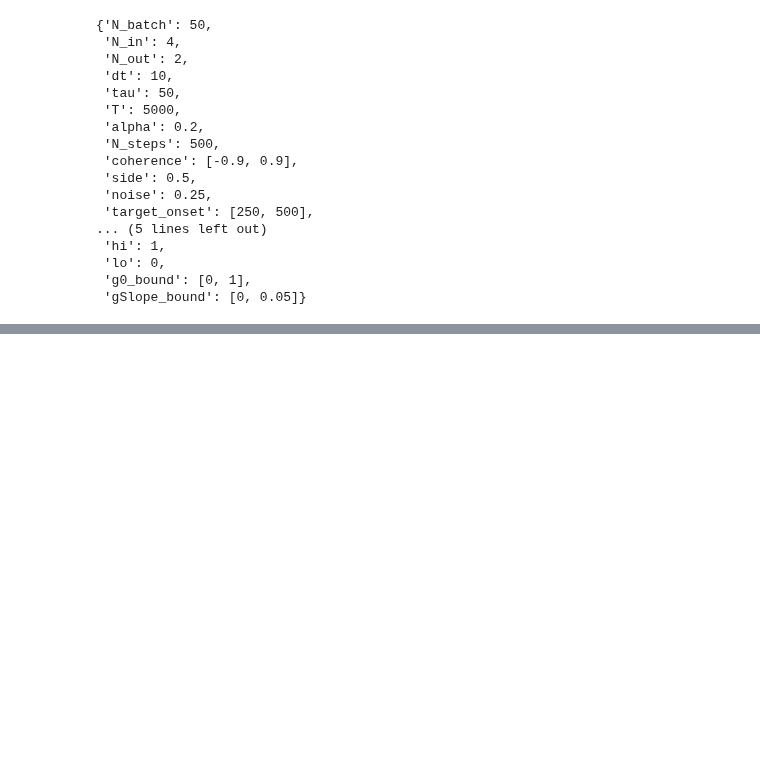
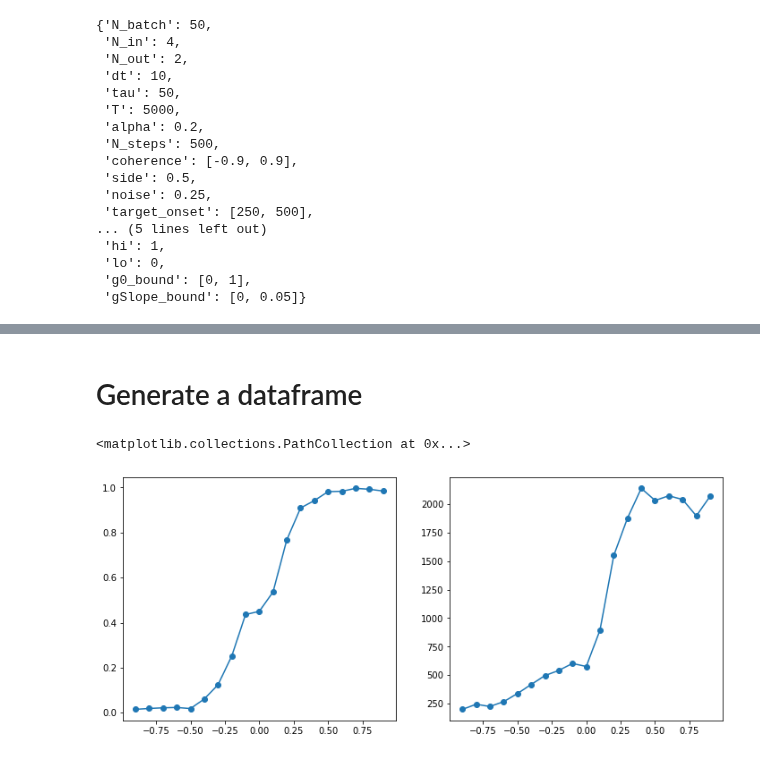
Before and after one commit to trustyuke/PsychRNN, a Jupyter notebook: testNewChecker.ipynb, the cells around one changed output, grey strips where cells are left out. Drawn from its saved outputs; the diff is of its cells as text; code cells hidden in the pictures; blank space fills up the shorter version.

```diff
--- a/testNewChecker.ipynb
+++ b/testNewChecker.ipynb
@@ -130,0 +216,14 @@ AttributeError: 'Gain3' object has no attribute 'g'
+# %%
+trials = 5000
+batches = int(np.ceil(trials / N_batch))
+
+rnn_state = np.zeros((trials, task.N_steps, model2.N_rec))
+rnn_out = np.zeros((trials, task.N_steps, model2.N_out))
+
+coherence = np.zeros(trials)
+green_side = np.zeros(trials)
+target_onset = np.zeros(trials)
+checker_onset = np.zeros(trials)
+
+decision = np.zeros(trials)
+rt = np.zeros(trials)
@@ -130,0 +291,33 @@ AttributeError: 'Gain3' object has no attribute 'g'
+# %% [markdown]
+# Generate a dataframe
+# %%
+correct_side = np.array([gs if coh > 0 else abs(gs-1) for coh, gs in zip(coherence, green_side)])
+green_decision = np.array([int(dec == gs) for dec, gs in zip(decision, green_side)])
+checker_df = pd.DataFrame({'trial' : np.arange(trials),
+                           'coherence' : coherence,
+                           'coherence_bin' : np.round(coherence, 1),
+                           'green_side' : green_side,
+                           'correct_side' : correct_side,
+                           'target_onset' : target_onset,
+                           'checker_onset' : checker_onset,
+                           'decision' : decision,
+                           'green_decision' : green_decision,
+                           'decision_time' : rt,
+                           'correct_decision' : (decision == correct_side).astype(int)})
+checker_mean = checker_df.groupby('coherence_bin').mean().reset_index()
+
+
+print("Overall Accuracy: " + str(np.sum(checker_df["correct_decision"])/len(checker_df)))
+# %%
+# psychrometric curve
+plt.figure(figsize=(12,5))
+plt.subplot(1,2,1)
+plt.plot(checker_mean['coherence_bin'], checker_mean['green_decision'])
+plt.scatter(checker_mean['coherence_bin'], checker_mean['green_decision'])
+
+plt.subplot(1,2,2)
+plt.plot(checker_mean['coherence_bin'], checker_mean['decision_time'])
+plt.scatter(checker_mean['coherence_bin'], checker_mean['decision_time'])
+# %% [output]
+<matplotlib.collections.PathCollection at 0x...>
+[figure, added]
```
Also changed, not shown: parts of 24 cells of this notebook, 5 other files.
